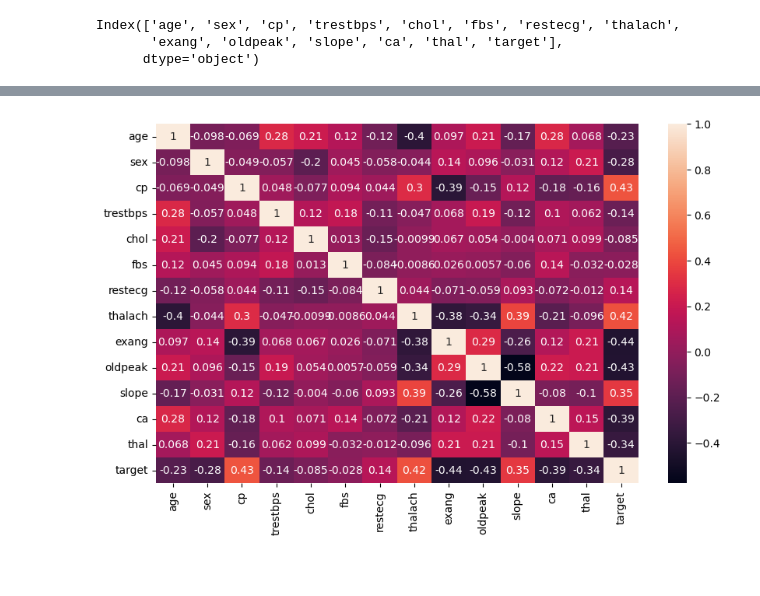
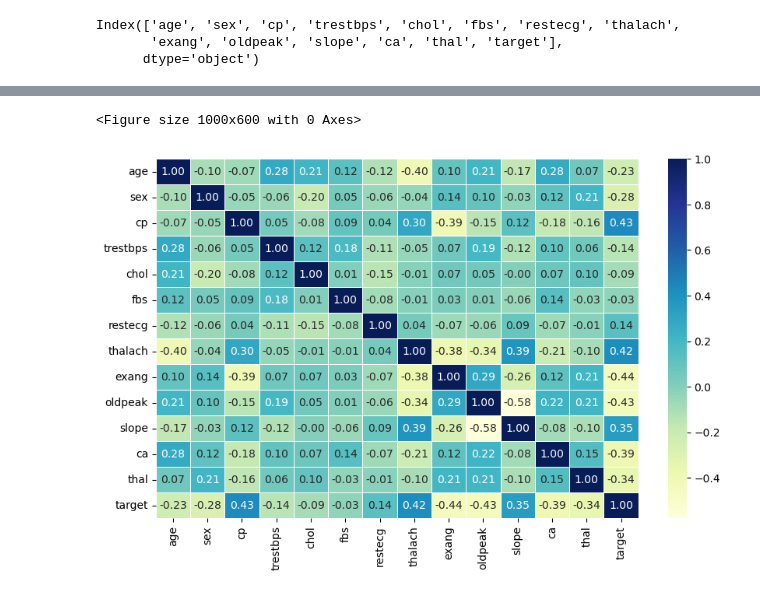
Before and after one commit to vold2emort/Heart-Disease-Classification, a Jupyter notebook: Heart_disease.ipynb, the cells around one changed output, grey strips where cells are left out. Drawn from its saved outputs; the diff is of its cells as text; code cells hidden in the pictures.

```diff
--- a/Heart_disease.ipynb
+++ b/Heart_disease.ipynb
@@ -305,7 +323,8 @@ Index(['age', 'sex', 'cp', 'trestbps', 'chol', 'fbs', 'restecg', 'thalach',
 # %%
 plt.figure(figsize=(10, 6))
 sns.heatmap(df[['age', 'sex', 'cp', 'trestbps', 'chol', 'fbs', 'restecg', 'thalach',
-       'exang', 'oldpeak', 'slope', 'ca', 'thal', 'target']].corr(), annot=True)
+       'exang', 'oldpeak', 'slope', 'ca', 'thal', 'target']].corr(), annot=True, linewidths=0.5, fmt=".2f", cmap='YlGnBu')
 plt.show()
 # %% [output]
+<Figure size 1000x600 with 0 Axes>
-[figure, old version]
+[figure, new version]
```
Also changed, not shown: parts of 19 cells of this notebook.
